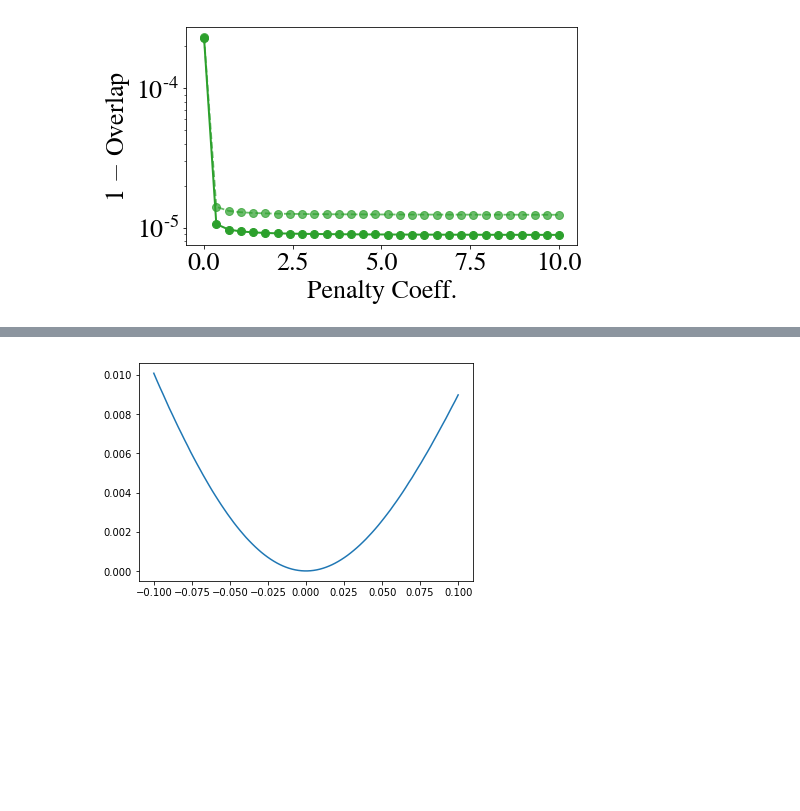
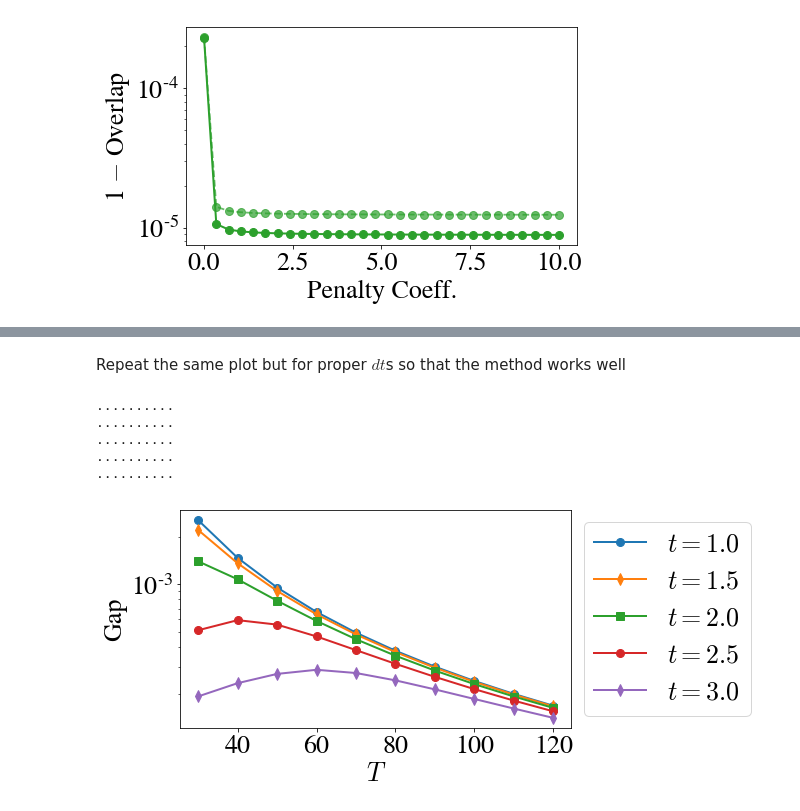
Before and after one commit to stavros11/Time-Evolution, a Jupyter notebook: ed.ipynb, the cells around one changed output, grey strips where cells are left out. Drawn from its saved outputs; the diff is of its cells as text; code cells hidden in the pictures; blank space fills up the shorter version.

```diff
--- a/ed.ipynb
+++ b/ed.ipynb
@@ -91,12 +83,13 @@ Solve eigenvalue problem for Hamiltonian with penalty term
 n_sites = 4
 h_init = 1.0
 h_ev = 0.5
-time_steps = 60
-penalty = 100.0
+time_steps = 20
+penalty = 10.0
 
-t = np.linspace(0.0, 1.0, time_steps + 1)
+t = np.linspace(0.0, 3.0, time_steps + 1)
 dt = t[1] - t[0]
 exact_state, obs = utils.tfim_exact_evolution(n_sites, t[-1], time_steps, h0=h_init, h=h_ev)
+ham = utils.tfim_hamiltonian(n_sites, h=h_ev)
 clock = ed.construct_sparse_clock(ham, dt, time_steps)
 
 clock_pen = ed.construct_sparse_clock(ham, dt, time_steps, init_penalty=penalty, psi0=exact_state[0])
@@ -110,5 +103,11 @@ print("Penalty: {}".format(penalty))
 print("\nSystem - Exact: {}".format(utils.averaged_overlap(exact_state, system_state)))
 print("Eig - Exact: {}".format(utils.averaged_overlap(exact_state, eig_state)))
 print("System - Eig: {}".format(utils.averaged_overlap(eig_state, system_state)))
+
+clock_ev = lambda state: state.ravel().conj().dot(clock_pen.dot(state.ravel())) / (np.abs(state)**2).sum()
+print("\nClock EVs:")
+print("Exact: {}".format(clock_ev(exact_state)))
+print("System: {}".format(clock_ev(system_state)))
+print("Eig: {}".format(clock_ev(eig_state)))
 # %% [output]
 Convergence status: 0
@@ -217,12 +215,43 @@ plt.show()
-# %%
-clock = ed.construct_sparse_clock(ham, dt, time_steps, init_penalty=10.0, psi0=exact_state[0])
-calculate_clock_ev = lambda Psi: Psi.conj().dot(clock.dot(Psi)) / (np.abs(Psi)**2).sum()
-noise = np.linspace(-0.1, 0.1, 100)
-
-clock_evs = np.array([calculate_clock_ev(Psi_exact + ns * np.random.normal(1.0, 1e-3, size=Psi_exact.shape))
-                      for ns in noise])
-
-plt.plot(noise, clock_evs.real)
-plt.show()
-# %% [output]
-[figure, removed]
+# %% [markdown]
+Repeat the same plot but for proper $dt$s so that the method works well
+# %%
+n_sites = 4
+h_init = 1.0
+h_ev = 0.5
+t_final_list = [1.0, 1.5, 2.0, 2.5, 3.0]
+T_list = np.arange(30, 130, 10)
+penalty = 10.0
+
+gaps = []
+for t_final in t_final_list:
+    gaps.append([])
+    for time_steps in T_list:
+        t = np.linspace(0.0, t_final, time_steps + 1)
+        dt = t[1] - t[0]
+        exact_state, obs = utils.tfim_exact_evolution(n_sites, t[-1], time_steps, h0=h_init, h=h_ev)
+
+        clock_pen = ed.construct_sparse_clock(ham, dt, time_steps, init_penalty=penalty, psi0=exact_state[0])
+        clock_pen = np.array(clock_pen.todense())
+
+        eigvals = np.linalg.eigvalsh(clock_pen)
+        gaps[-1].append(eigvals[1] - eigvals[0])
+
+        print(".", end="")
+    print()
+
+plt.figure(figsize=(7, 4))
+markers = 3 * ["o", "d", "s"]
+
+for i, t_final in enumerate(t_final_list):
+    plt.semilogy(T_list, gaps[i], marker=markers[i], linewidth=2.0, markersize=8, color=cp[i], label="$t=%.1f$"%t_final)
+plt.xlabel("$T$")
+plt.ylabel("Gap")
+plt.legend(loc='center left', bbox_to_anchor=(1, 0.5))
+plt.show()
+# %% [output]
+..........
+..........
+..........
+..........
+..........
+[figure, added]
```
Also changed, not shown: parts of 12 cells of this notebook.
